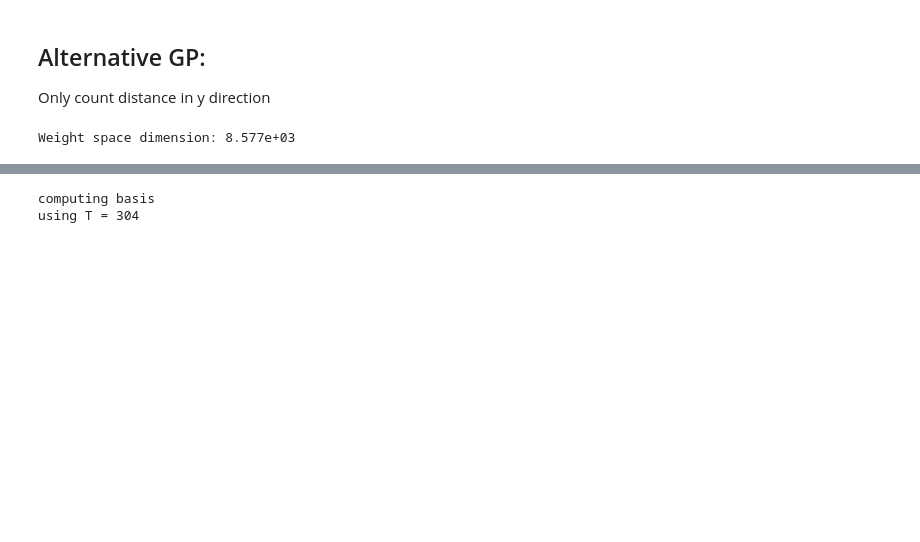
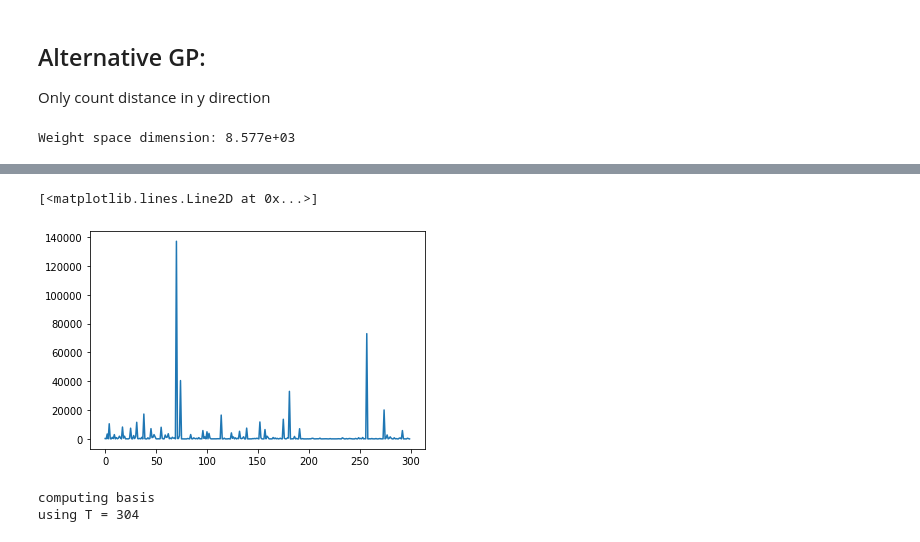
Before and after one commit to StanfordASL/scod-module, a Jupyter notebook: demos/2d_toy_example.ipynb, the cells around one changed output, grey strips where cells are left out. Cells and saved outputs as stored; diff of their text form; code cells hidden in the pictures; blank space fills up the shorter version.

```diff
--- a/demos/2d_toy_example.ipynb
+++ b/demos/2d_toy_example.ipynb
@@ -211,3 +217,8 @@ plt.plot(loss_curve)
+# %%
+plt.plot(1./np.array(min_eigs))
+# %% [output]
+[<matplotlib.lines.Line2D at 0x...>]
+[figure, added]
 # %%
 gp_reg_unc_model_2.process_dataset(dataset)
 # %% [output]
```
Also changed, not shown: parts of 9 cells of this notebook, 2 other files.
